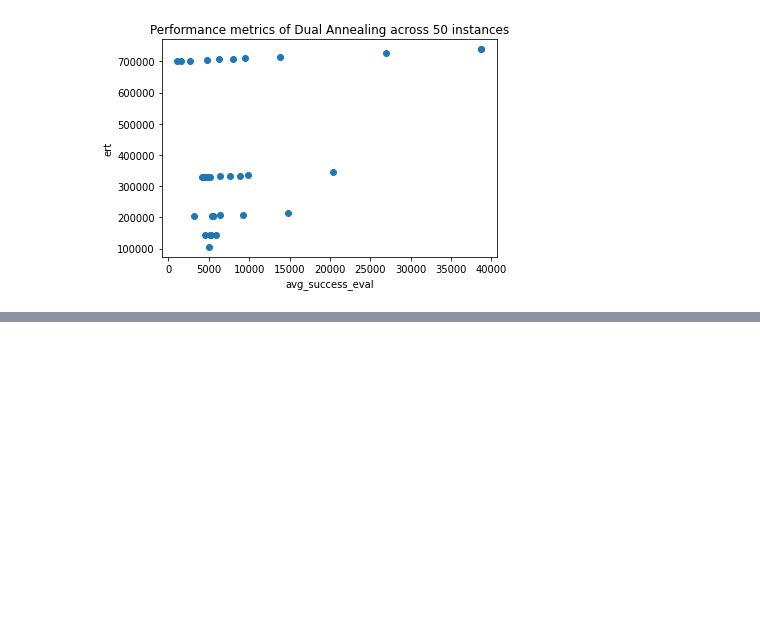
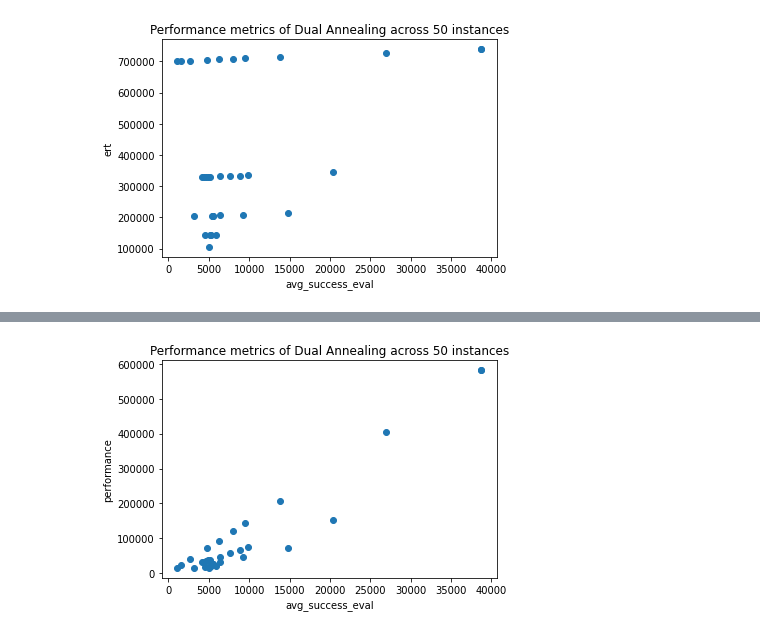
Before and after one commit to CardiacModelling/BenNevisBenchmark, a Jupyter notebook: test-frame.ipynb, the cells around one changed output, grey strips where cells are left out. Cells and saved outputs as stored; diff of their text form; code cells hidden in the pictures; blank space fills up the shorter version.

```diff
--- a/test-frame.ipynb
+++ b/test-frame.ipynb
@@ -121,0 +126,4 @@ algo.plot_instances('avg_success_eval', 'ert')
+# %%
+algo.plot_instances('avg_success_eval', 'performance')
+# %% [output]
+[figure, added]
```
Also changed, not shown: parts of 1 cell of this notebook.
